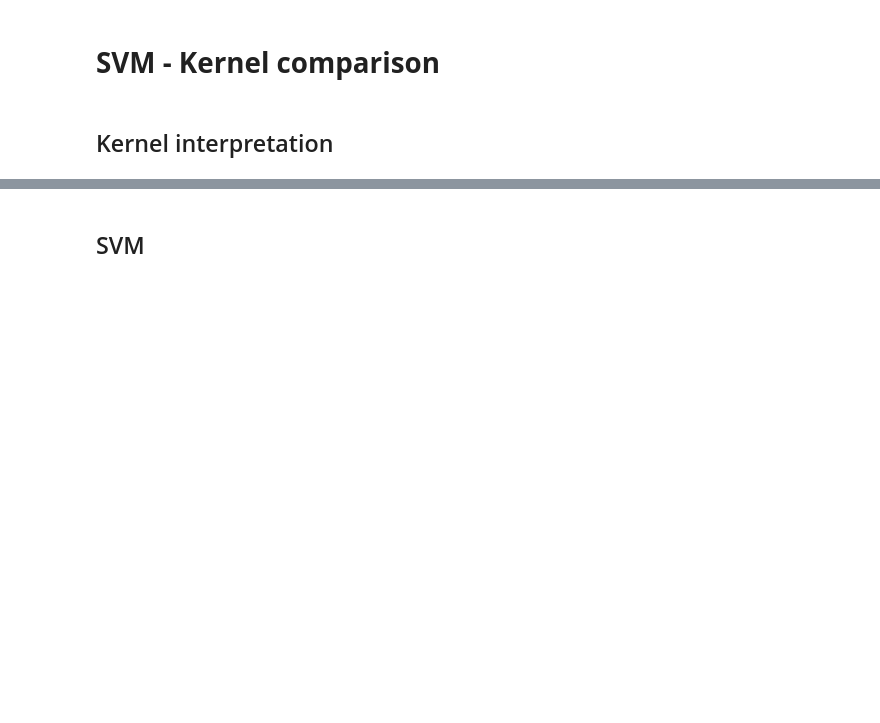
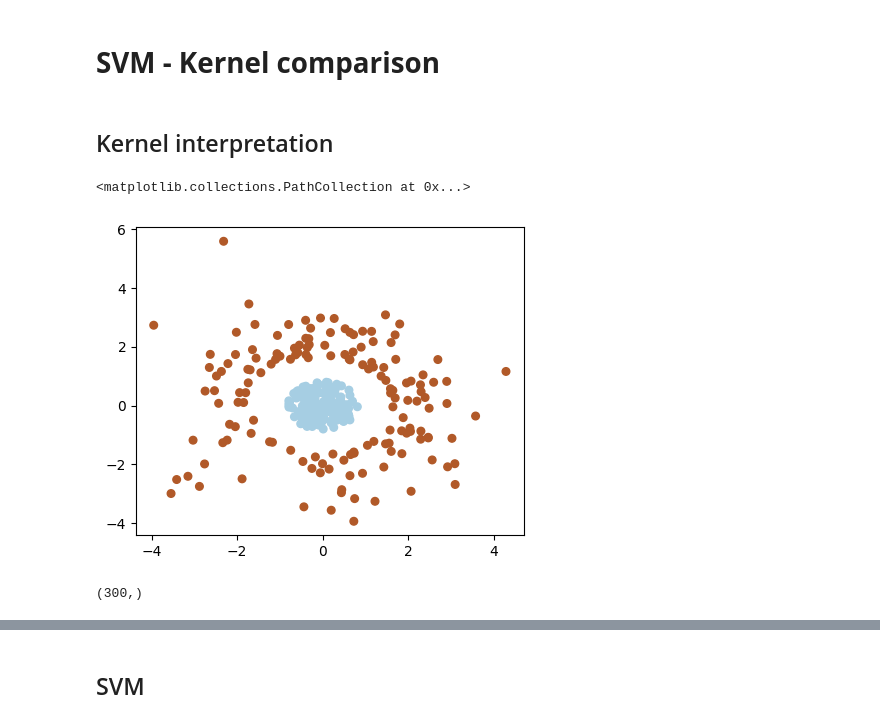
Before and after one commit to rubenfonnegra/machine_learning, a Jupyter notebook: Sem_03/kernels_svm.ipynb, the cells around one changed output, grey strips where cells are left out. Saved outputs shown, nothing was run; the diff lists cells and outputs as text; code cells hidden in the pictures; blank space fills up the shorter version.

Commit message:
Upload SVM and Kernels

```diff
--- a/Sem_03/kernels_svm.ipynb
+++ b/Sem_03/kernels_svm.ipynb
@@ -21,0 +12,22 @@ plt.tight_layout()
+# %%
+X, y = make_gaussian_quantiles(cov=2,
+                                 n_samples = 300 , n_features = 2 ,
+                                 n_classes = 2 , random_state = 1)
+X [y == 0] = X[y == 0] *0.5
+
+
+_, ax = plt.subplots(figsize=(5,4))
+ax.scatter(X[:,0], X[:,1], c=y, s=30, cmap='Paired')
+# %% [output]
+<matplotlib.collections.PathCollection at 0x...>
+[figure, added]
+# %%
+#funcion Exponencial para clasificador kernel
+Xk = X[:,0]**2 + X[:,1]**2
+print(Xk.shape)
+
+# #funcion lineal no es adecuada para hacer la separacion de este clasificador
+# Xk = X[:,0] + X[:,1]
+# print(Xk.shape)
+# %% [output]
+(300,)
```
Also changed, not shown: parts of 4 cells of this notebook.
